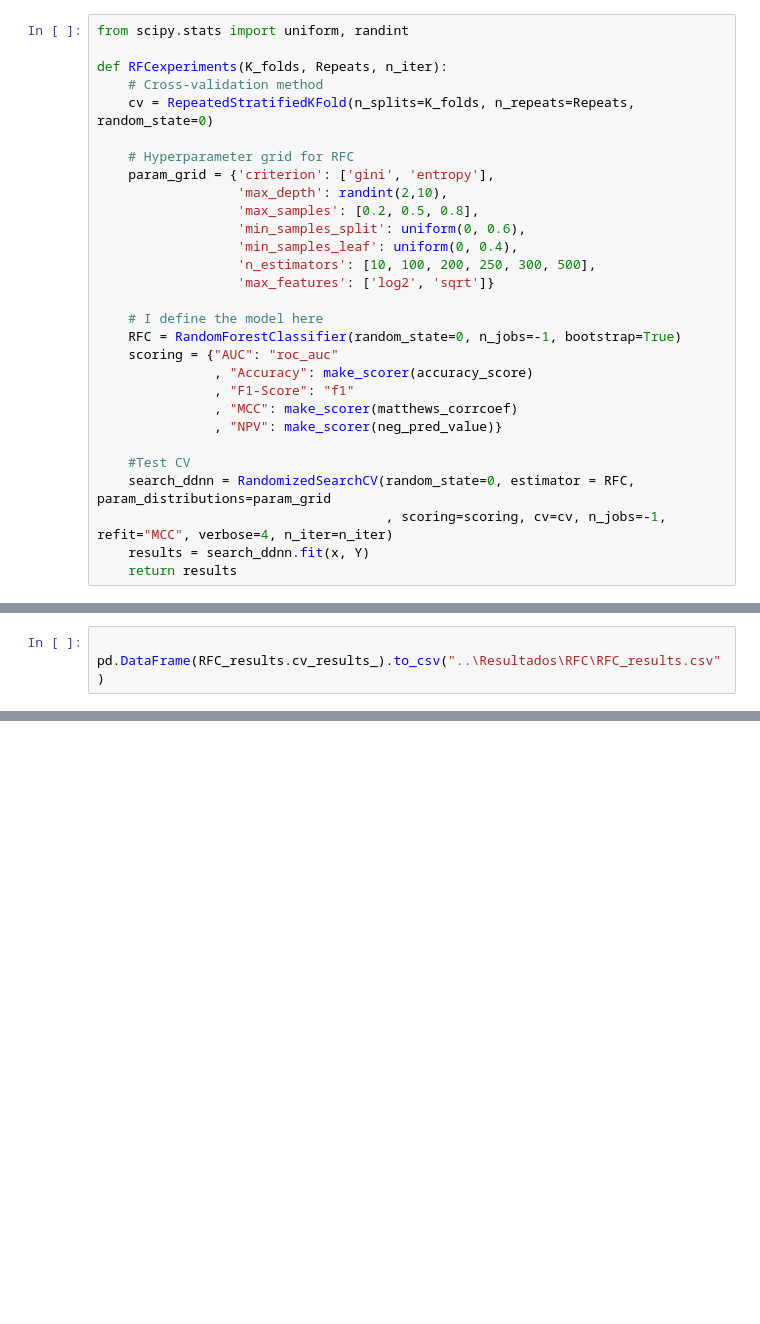
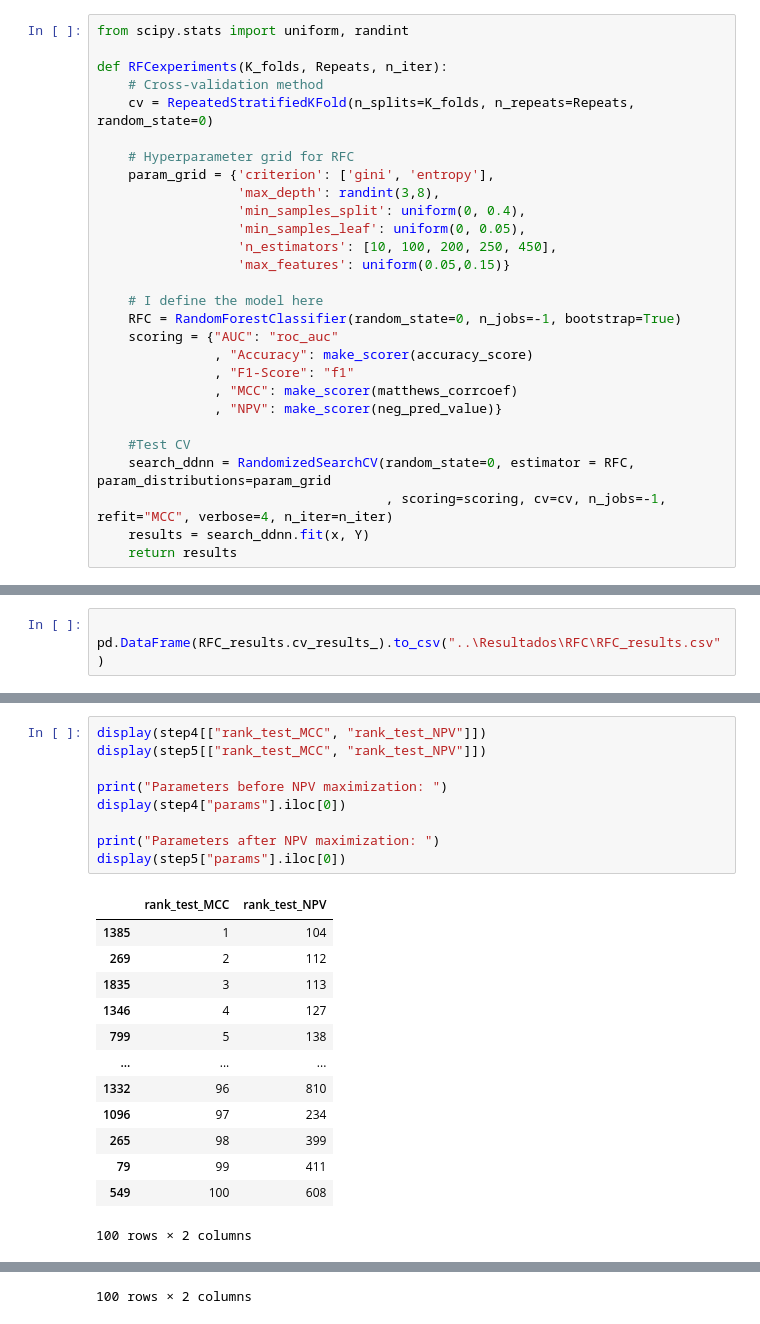
Before and after one commit to renatoquiliche/PaperCienciaDados-PunoPeru, a Jupyter notebook: Python Code/RFC_final.ipynb, the cells around one changed output, grey strips where cells are left out. Cells and saved outputs as stored; diff of their text form; blank space fills up the shorter version.

```diff
--- a/Python Code/RFC_final.ipynb
+++ b/Python Code/RFC_final.ipynb
@@ -46,12 +46,11 @@ def RFCexperiments(K_folds, Repeats, n_iter):
 
     # Hyperparameter grid for RFC
     param_grid = {'criterion': ['gini', 'entropy'],
-                  'max_depth': randint(2,10),
-                  'max_samples': [0.2, 0.5, 0.8],
-                  'min_samples_split': uniform(0, 0.6),
-                  'min_samples_leaf': uniform(0, 0.4),
-                  'n_estimators': [10, 100, 200, 250, 300, 500],
-                  'max_features': ['log2', 'sqrt']}
+                  'max_depth': randint(3,8),
+                  'min_samples_split': uniform(0, 0.4),
+                  'min_samples_leaf': uniform(0, 0.05),
+                  'n_estimators': [10, 100, 200, 250, 450],
+                  'max_features': uniform(0.05,0.15)}
 
     # I define the model here
     RFC = RandomForestClassifier(random_state=0, n_jobs=-1, bootstrap=True)
@@ -85,0 +108,23 @@ pd.DataFrame(RFC_results.cv_results_).to_csv("..\Resultados\RFC\RFC_results.csv"
+# %%
+display(step4[["rank_test_MCC", "rank_test_NPV"]])
+display(step5[["rank_test_MCC", "rank_test_NPV"]])
+
+print("Parameters before NPV maximization: ")
+display(step4["params"].iloc[0])
+
+print("Parameters after NPV maximization: ")
+display(step5["params"].iloc[0])
+# %% [output]
+|  | rank_test_MCC | rank_test_NPV |
+| 1385 | 1 | 104 |
+| 269 | 2 | 112 |
+| 1835 | 3 | 113 |
+| 1346 | 4 | 127 |
+| 799 | 5 | 138 |
+| ... | ... | ... |
+| 1332 | 96 | 810 |
+| 1096 | 97 | 234 |
+| 265 | 98 | 399 |
+| 79 | 99 | 411 |
+| 549 | 100 | 608 |
+100 rows × 2 columns
@@ -85,0 +143 @@ pd.DataFrame(RFC_results.cv_results_).to_csv("..\Resultados\RFC\RFC_results.csv"
+100 rows × 2 columns
```
Also changed, not shown: parts of 6 cells of this notebook, 2 other files.
